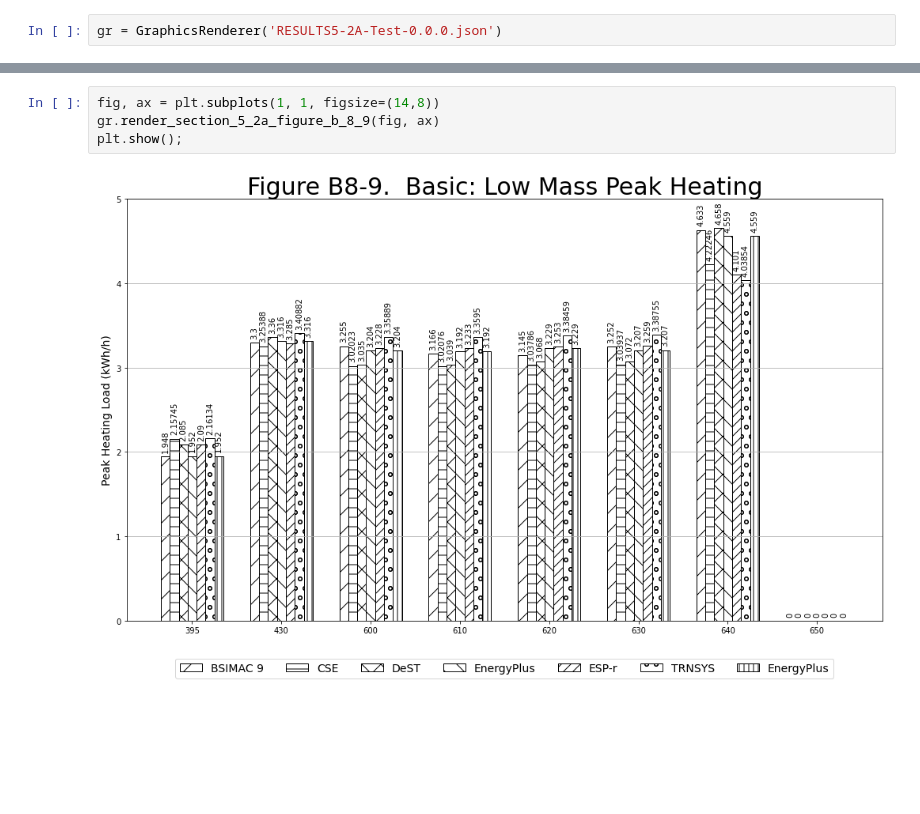
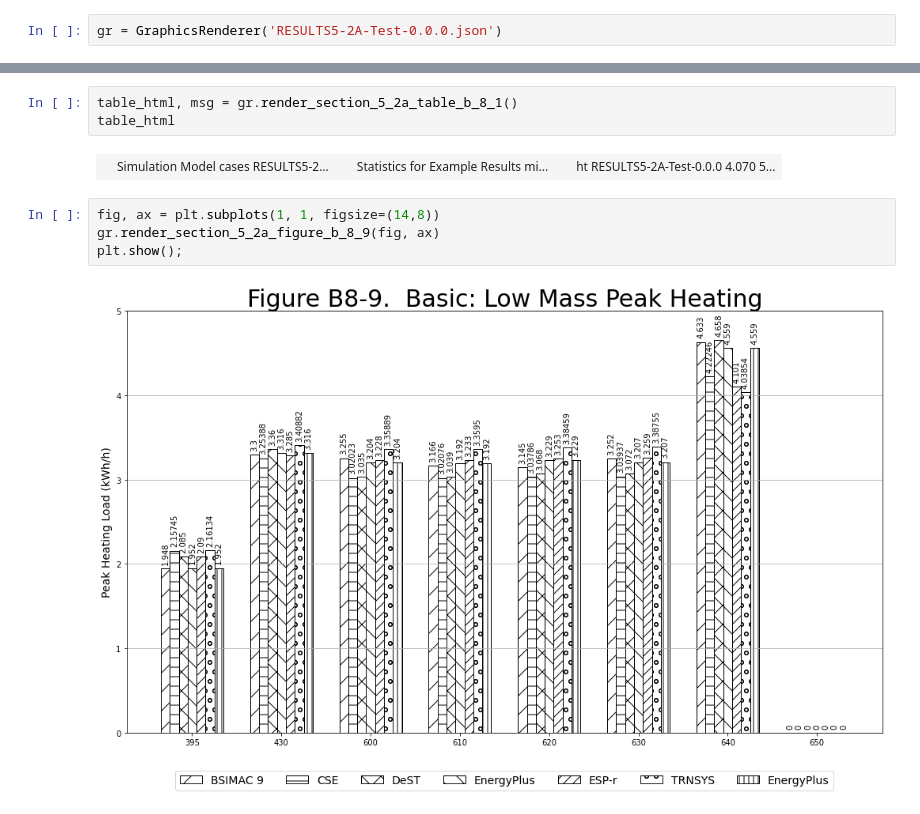
Before and after one commit to JasonGlazer/ashrae-140-automation, a Jupyter notebook: rendered/notebooks/test_notebook.ipynb, the cells around one changed output, grey strips where cells are left out. Saved outputs shown, nothing was run; the diff lists cells and outputs as text; blank space fills up the shorter version.

```diff
--- a/rendered/notebooks/test_notebook.ipynb
+++ b/rendered/notebooks/test_notebook.ipynb
@@ -86,3 +67,8 @@ Index(['annual_cooling_MWh', 'annual_heating_MWh', 'peak_cooling_day',
+# %%
+table_html, msg = gr.render_section_5_2a_table_b_8_1()
+table_html
+# %% [output]
+|  | Simulation Model cases RESULTS5-2... |  | Statistics for Example Results mi... |  | ht RESULTS5-2A-Test-0.0.0 4.070 5... |
 # %%
 fig, ax = plt.subplots(1, 1, figsize=(14,8))
 gr.render_section_5_2a_figure_b_8_9(fig, ax)
```
Also changed, not shown: parts of 6 cells of this notebook, 3 other files.
